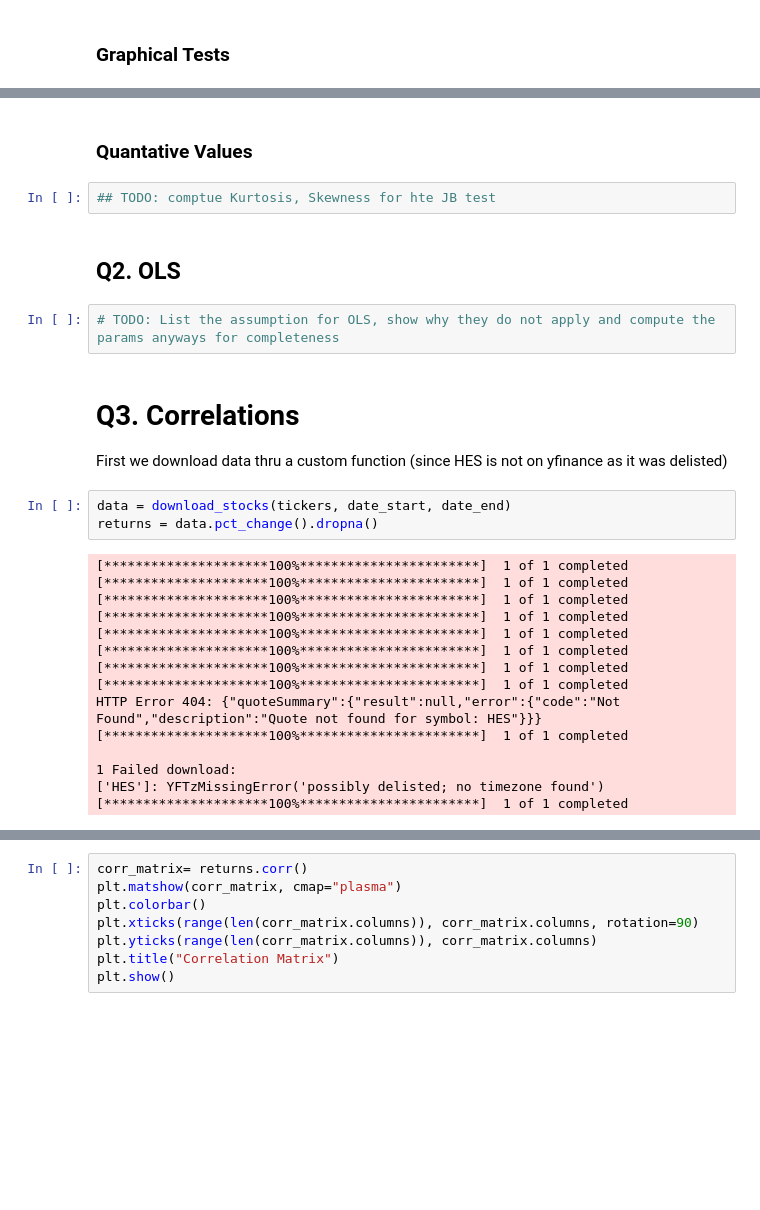
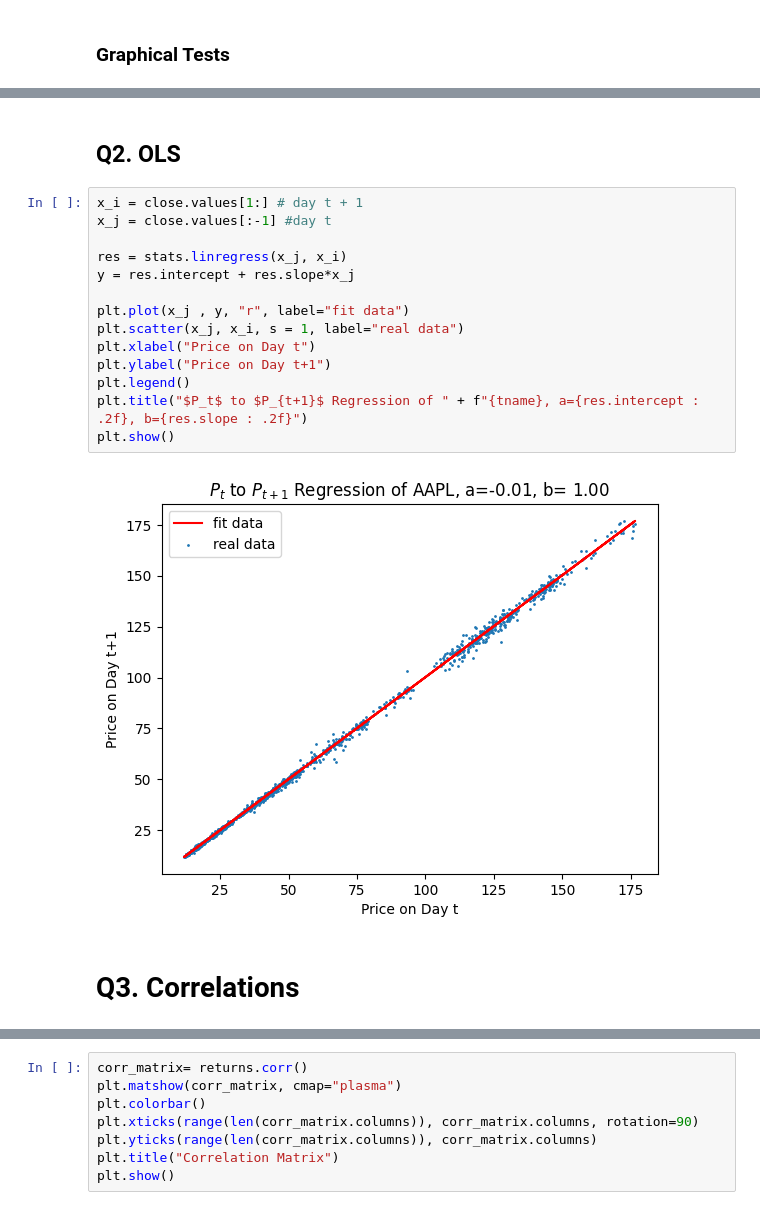
Before and after one commit to abil-nrg/takehome-quant, a Jupyter notebook: figures.ipynb, the cells around one changed output, grey strips where cells are left out. Drawn from its saved outputs; the diff is of its cells as text; blank space fills up the shorter version.

```diff
--- a/figures.ipynb
+++ b/figures.ipynb
@@ -63,32 +72,23 @@ plt.show()
 #TODO : add legend
 # %% [output]
 [figure]
-# %% [markdown]
-### Quantative Values
-# %%
-## TODO: comptue Kurtosis, Skewness for hte JB test
 # %% [markdown]
 ## Q2. OLS
-# %%
-# TODO: List the assumption for OLS, show why they do not apply and compute the params anyways for completeness
+# %%
+x_i = close.values[1:] # day t + 1
+x_j = close.values[:-1] #day t
+
+res = stats.linregress(x_j, x_i)
+y = res.intercept + res.slope*x_j
+
+plt.plot(x_j , y, "r", label="fit data")
+plt.scatter(x_j, x_i, s = 1, label="real data")
+plt.xlabel("Price on Day t")
+plt.ylabel("Price on Day t+1")
+plt.legend()
+plt.title("$P_t$ to $P_{t+1}$ Regression of " + f"{tname}, a={res.intercept : .2f}, b={res.slope : .2f}")
+plt.show()
+# %% [output]
+[figure, added]
 # %% [markdown]
 # Q3. Correlations
-First we download data thru a custom function (since HES is not on yfinance as it was delisted)
-# %%
-data = download_stocks(tickers, date_start, date_end)
-returns = data.pct_change().dropna()
-# %% [output]
-[*********************100%***********************]  1 of 1 completed
-[*********************100%***********************]  1 of 1 completed
-[*********************100%***********************]  1 of 1 completed
-[*********************100%***********************]  1 of 1 completed
-[*********************100%***********************]  1 of 1 completed
-[*********************100%***********************]  1 of 1 completed
-[*********************100%***********************]  1 of 1 completed
-[*********************100%***********************]  1 of 1 completed
-HTTP Error 404: {"quoteSummary":{"result":null,"error":{"code":"Not Found","description":"Quote not found for symbol: HES"}}}
-[*********************100%***********************]  1 of 1 completed
-
-1 Failed download:
-['HES']: YFTzMissingError('possibly delisted; no timezone found')
-[*********************100%***********************]  1 of 1 completed
```
Also changed, not shown: parts of 25 cells of this notebook, 13 other files.
